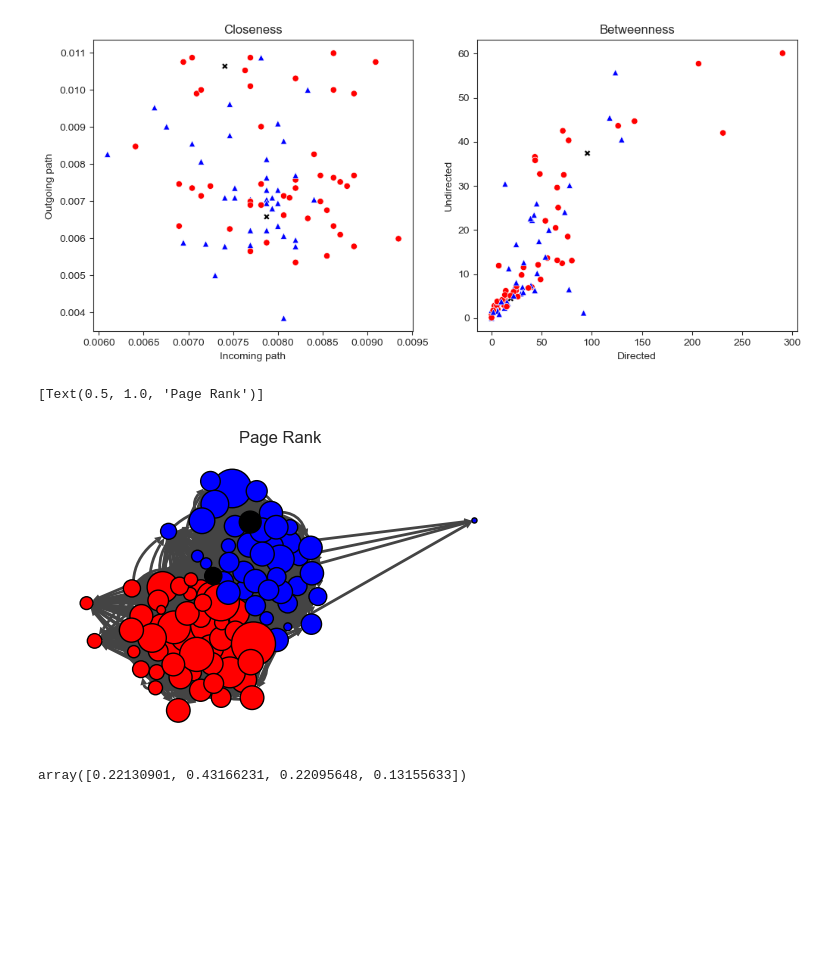
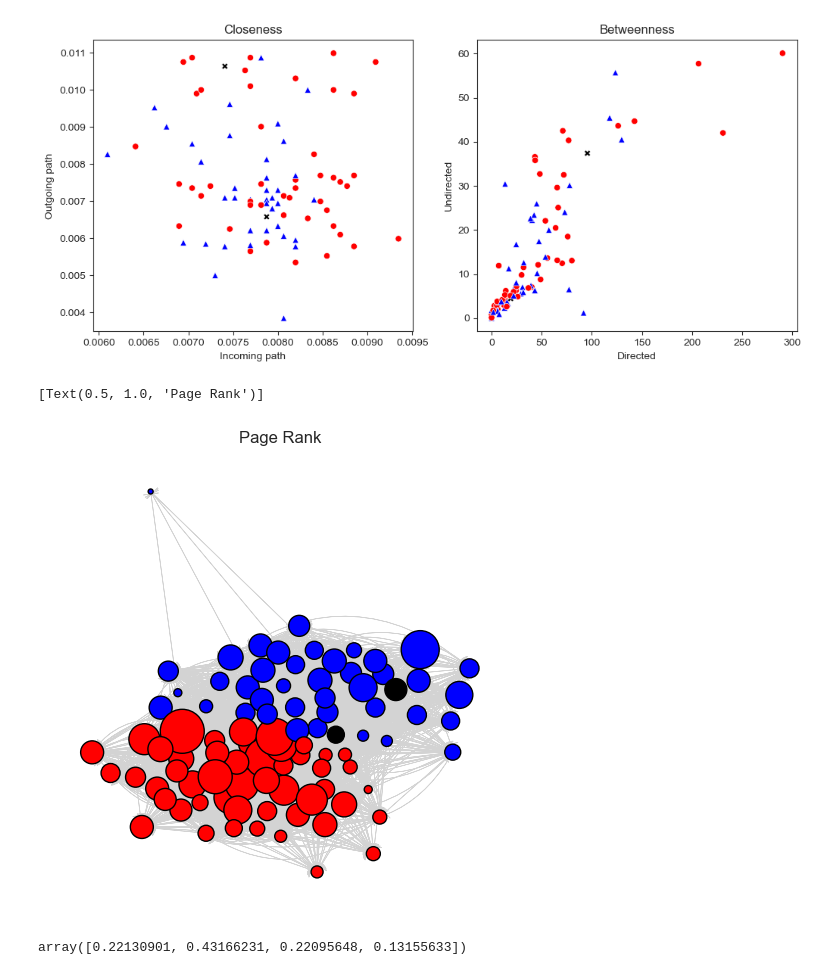
Before and after one commit to jeffallen13/qsspy, a Jupyter notebook: DISCOVERY/discovery-py.ipynb, the cells around one changed output. Drawn from its saved outputs; the diff is of its cells as text; code cells hidden in the pictures; blank space fills up the shorter version.

```diff
--- a/DISCOVERY/discovery-py.ipynb
+++ b/DISCOVERY/discovery-py.ipynb
@@ -858,24 +858,27 @@ sns.scatterplot(
 # %%
 # senator PageRank
 senator['pagerank'] = twitter_g.pagerank()
 
 # save colors for plotting
 v_color = np.where(senator.party=='R', 'red',
                    np.where(senator.party=='D', 'blue', 'black'))
 
 fig, ax = plt.subplots(figsize=(6,6))
 
 ig.plot(
     twitter_g,
     target=ax,
-    vertex_size=senator['pagerank'] * 25,
+    vertex_size=senator['pagerank'] * 2000,
     vertex_color=v_color,
-    bbox=(0, 0, 300, 300),
-    margin=20
-).set(title='Page Rank')
+    edge_color='lightgray',
+    edge_width=0.5,
+    edge_arrow_size=0.75,
+)
+
+ax.set(title='Page Rank')
 # %% [output]
 [Text(0.5, 1.0, 'Page Rank')]
-[figure, old version]
+[figure, new version]
 # %%
 def PageRank(n, A, d, pr):
     g = ig.Graph.Adjacency(A)
```
Also changed, not shown: parts of 12 cells of this notebook, 5 other files.
